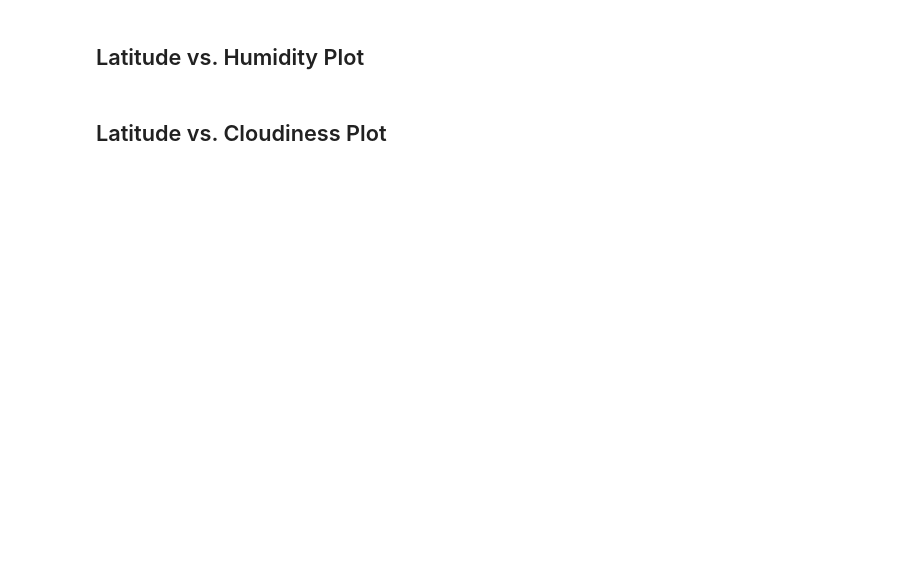
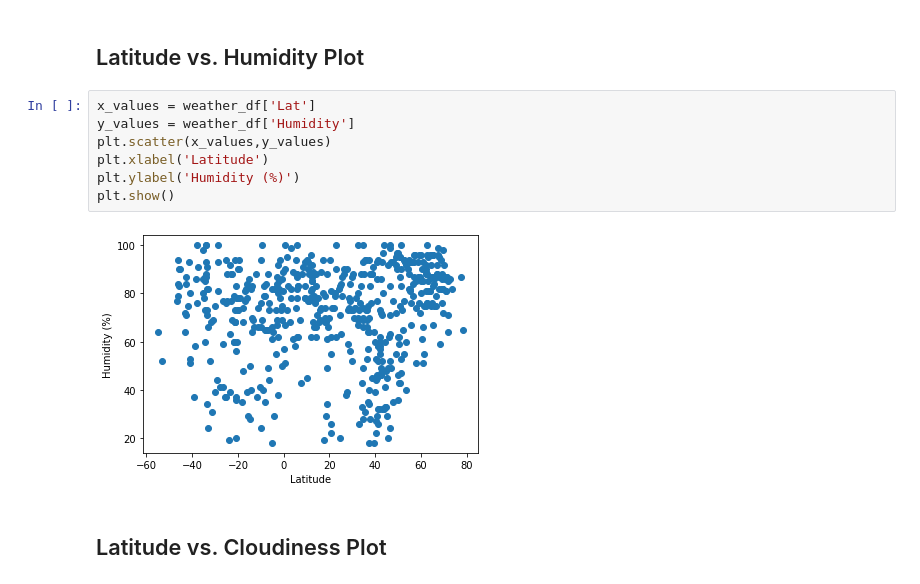
Before and after one commit to jamisonunruh24/python-api-challenge, a Jupyter notebook: WeatherPy.ipynb, the cells around one changed output. Drawn from its saved outputs; the diff is of its cells as text; blank space fills up the shorter version.

```diff
--- a/WeatherPy.ipynb
+++ b/WeatherPy.ipynb
@@ -185,4 +194,13 @@ weather_df
 # %% [markdown]
 ## Latitude vs. Humidity Plot
+# %%
+x_values = weather_df['Lat']
+y_values = weather_df['Humidity']
+plt.scatter(x_values,y_values)
+plt.xlabel('Latitude')
+plt.ylabel('Humidity (%)')
+plt.show()
+# %% [output]
+[figure, added]
 # %% [markdown]
 ## Latitude vs. Cloudiness Plot
```
Also changed, not shown: parts of 12 cells of this notebook.
